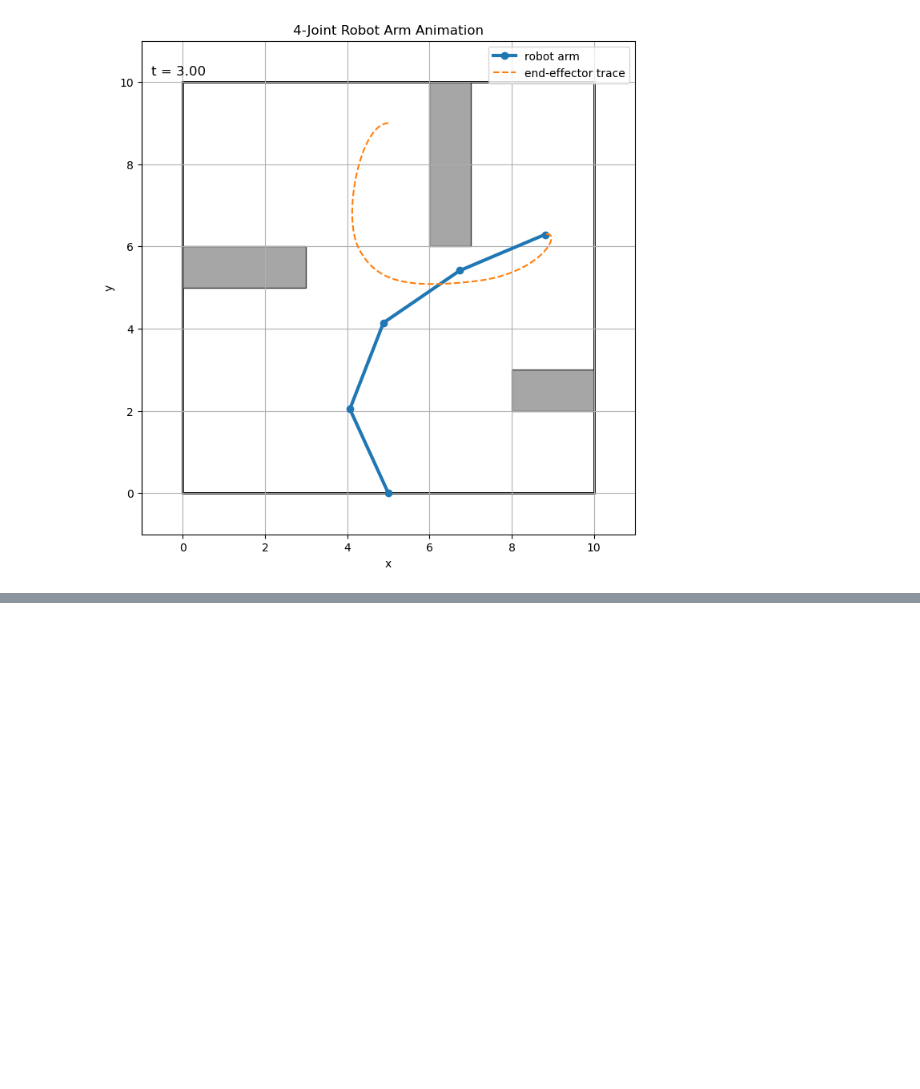
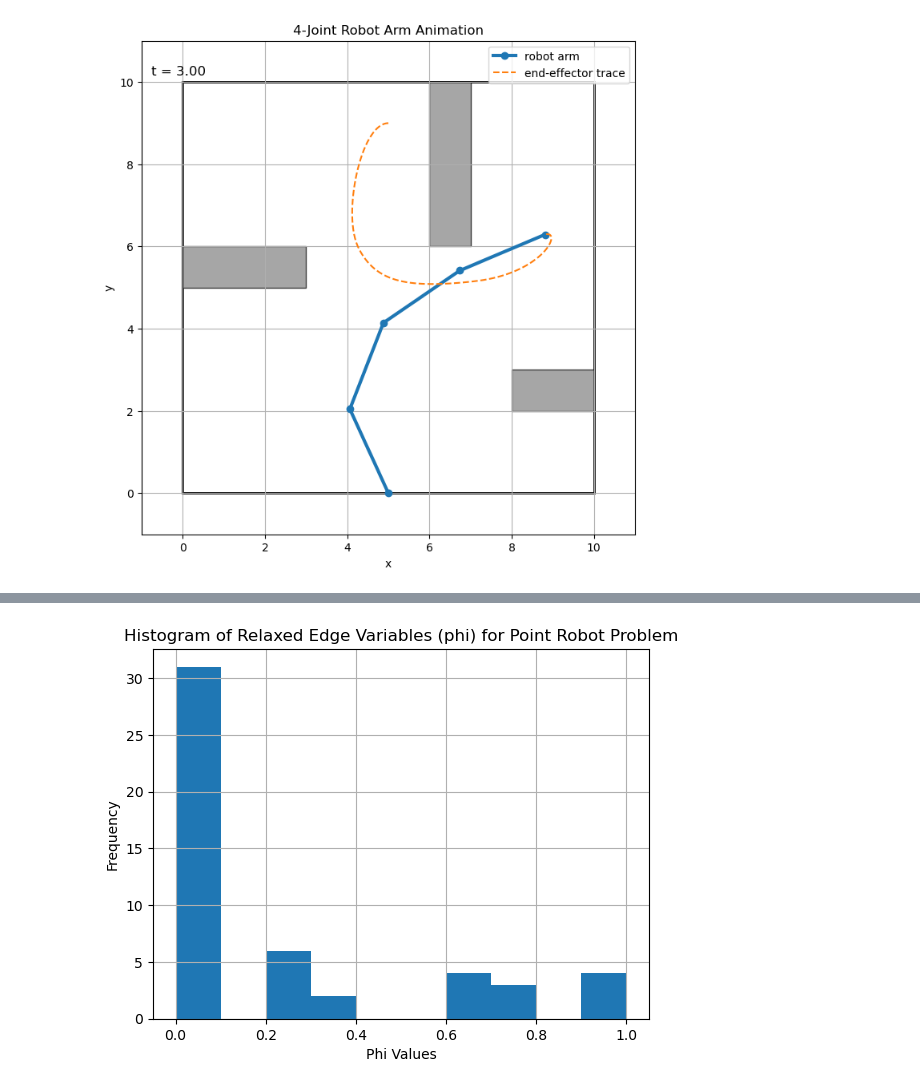
Before and after one commit to Trevor-Stack/GCS_Planning_Project, a Jupyter notebook: results/map_vis.ipynb, the cells around one changed output, grey strips where cells are left out. Cells and saved outputs as stored; diff of their text form; code cells hidden in the pictures; blank space fills up the shorter version.

```diff
--- a/results/map_vis.ipynb
+++ b/results/map_vis.ipynb
@@ -892,0 +917,32 @@ Saved animation to robot_animation_config6_4joints.mp4
+# %%
+import matplotlib.pyplot as plt
+
+# Extracted phi values
+phi_values = [
+    1, 1,
+    0.308733, 0, 0.691267, 0, 0, 0.70852, 0, 0.29148,
+    0, 0.691267, 0.691267, 0,
+    0, 1, 1, 0,
+    6.84153e-09, 0, 0, 6.84153e-09, 6.84153e-09, 0,
+    0, 0,
+    0.29148, 0, 0, 6.84153e-09, 3.25881e-09, 0.29148,
+    0, 0, 0, 0,
+    0.308733, 0, 0, 0.691267, 0, 0.70852,
+    0, 0.29148,
+    0, 0.70852,
+    0.29148, 3.2854e-09,
+    3.3179e-09, 0.29148
+]
+
+# Plot histogram
+plt.figure()
+plt.hist(phi_values, bins=10)
+
+plt.xlabel("Phi Values")
+plt.ylabel("Frequency")
+plt.title("Histogram of Relaxed Edge Variables (phi) for Point Robot Problem")
+
+plt.grid(True)
+plt.show()
+# %% [output]
+[figure, added]
```
Also changed, not shown: parts of 3 cells of this notebook, 27 other files.
